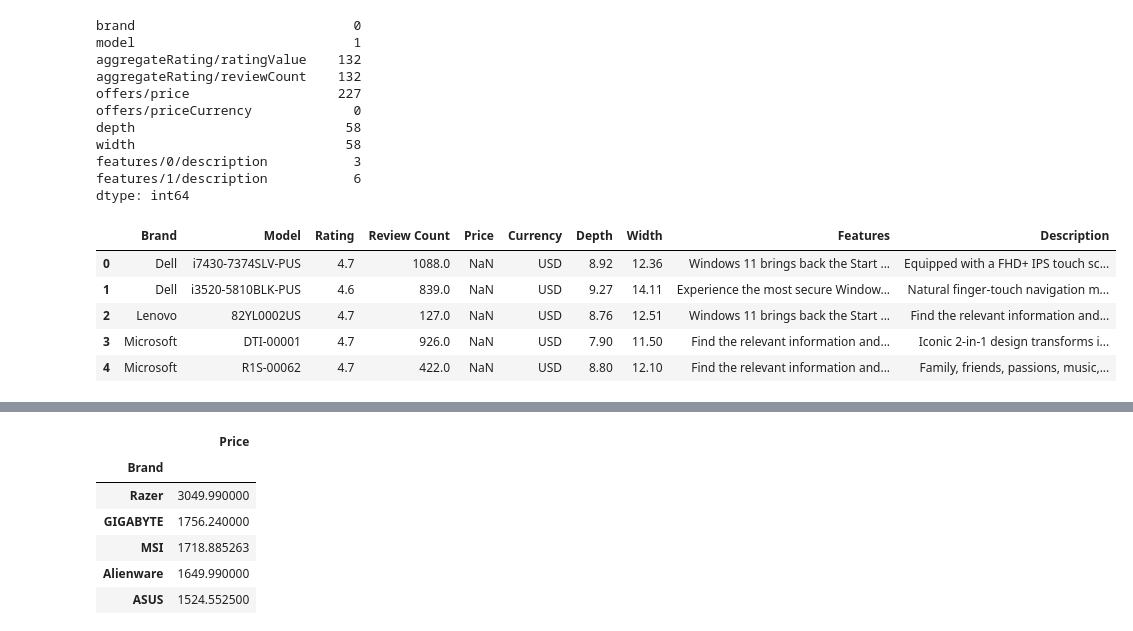
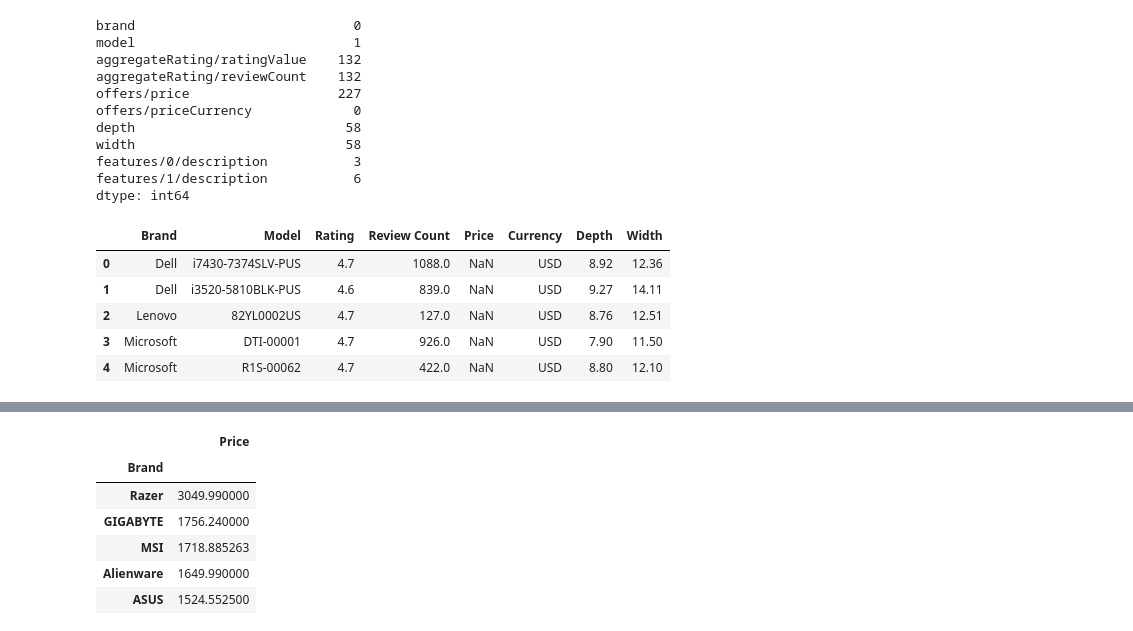
Before and after one commit to tlbravo/Windows-Laptops-Analysis, a Jupyter notebook: Windows Laptop Analysis.ipynb, the cells around one changed output, grey strips where cells are left out. Drawn from its saved outputs; the diff is of its cells as text; code cells hidden in the pictures.

```diff
--- a/Windows Laptop Analysis.ipynb
+++ b/Windows Laptop Analysis.ipynb
@@ -68,23 +67,25 @@ dtype: int64
 # %%
 #Renaming columns
 laptops.rename(columns={'brand':'Brand',
                              'model': 'Model',
                              'aggregateRating/ratingValue': 'Rating',
                              'aggregateRating/reviewCount': 'Review Count',
                              'offers/price': 'Price',
                              'offers/priceCurrency': 'Currency',
                              'depth':'Depth',
-                             'width':'Width',
-                             'features/0/description':'Features',
-                             'features/1/description':'Description'}, inplace=True)
+                             'width':'Width'}, inplace=True)
+
+#dropping columns that I will not be using
+laptops.drop(columns=['features/0/description', 'features/1/description'], inplace = True)
+
 laptops.head()
 # %% [output]
-|  | Brand | Model | Rating | Review Count | Price | Currency | Depth | Width | Features | Description |
-| 0 | Dell | i7430-7374SLV-PUS | 4.7 | 1088.0 | NaN | USD | 8.92 | 12.36 | Windows 11 brings back the Start ... | Equipped with a FHD+ IPS touch sc... |
-| 1 | Dell | i3520-5810BLK-PUS | 4.6 | 839.0 | NaN | USD | 9.27 | 14.11 | Experience the most secure Window... | Natural finger-touch navigation m... |
-| 2 | Lenovo | 82YL0002US | 4.7 | 127.0 | NaN | USD | 8.76 | 12.51 | Windows 11 brings back the Start ... | Find the relevant information and... |
-| 3 | Microsoft | DTI-00001 | 4.7 | 926.0 | NaN | USD | 7.90 | 11.50 | Find the relevant information and... | Iconic 2-in-1 design transforms i... |
-| 4 | Microsoft | R1S-00062 | 4.7 | 422.0 | NaN | USD | 8.80 | 12.10 | Find the relevant information and... | Family, friends, passions, music,... |
+|  | Brand | Model | Rating | Review Count | Price | Currency | Depth | Width |
+| 0 | Dell | i7430-7374SLV-PUS | 4.7 | 1088.0 | NaN | USD | 8.92 | 12.36 |
+| 1 | Dell | i3520-5810BLK-PUS | 4.6 | 839.0 | NaN | USD | 9.27 | 14.11 |
+| 2 | Lenovo | 82YL0002US | 4.7 | 127.0 | NaN | USD | 8.76 | 12.51 |
+| 3 | Microsoft | DTI-00001 | 4.7 | 926.0 | NaN | USD | 7.90 | 11.50 |
+| 4 | Microsoft | R1S-00062 | 4.7 | 422.0 | NaN | USD | 8.80 | 12.10 |
 # %%
 #Filter rows that have Price information
 laptops_cleaned = laptops[~laptops['Price'].isna()]
```
Also changed, not shown: parts of 7 cells of this notebook.
